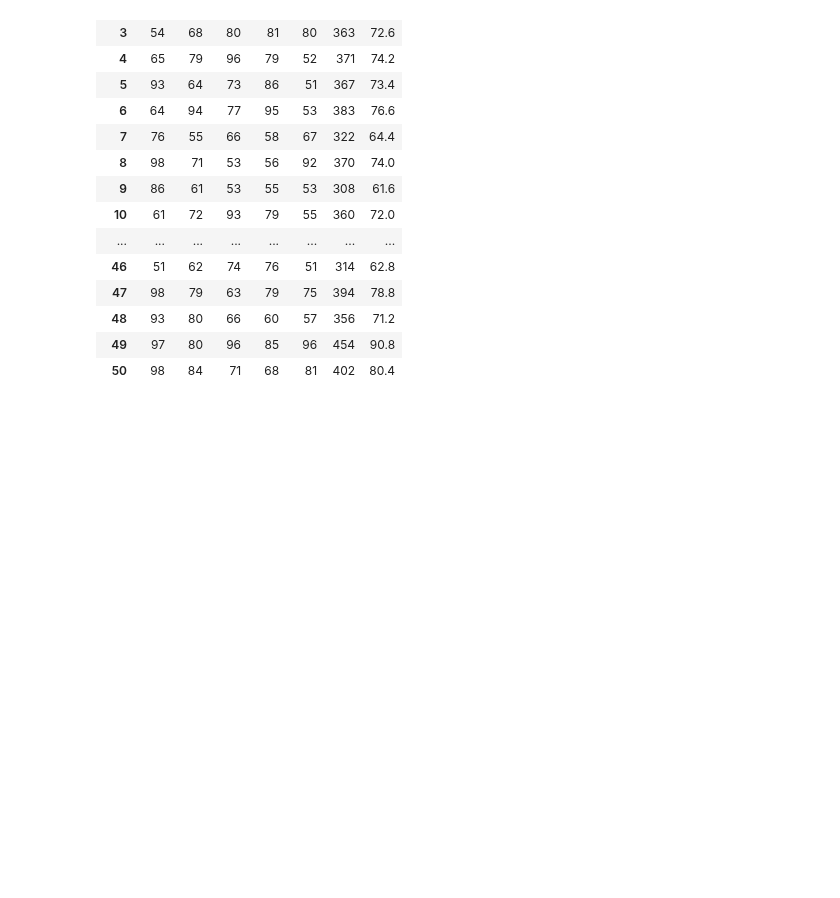
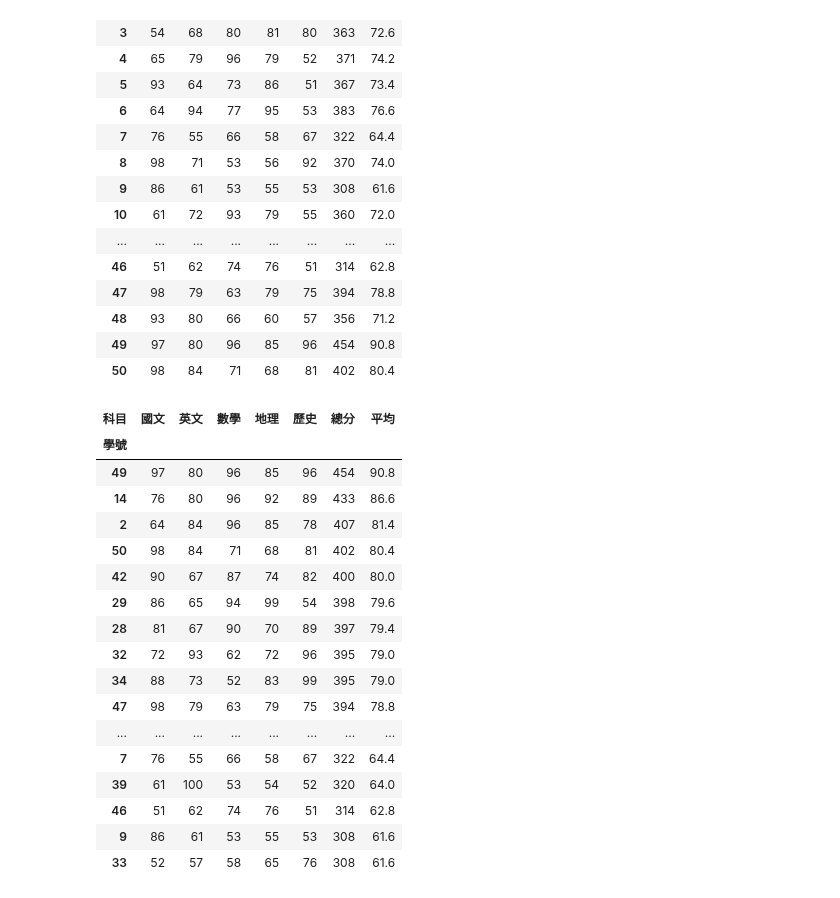
Before and after one commit to jessiehsu731/python_analysis, a Jupyter notebook: lesson8/lesson8_5.ipynb, the cells around one changed output. Saved outputs shown, nothing was run; the diff lists cells and outputs as text; code cells hidden in the pictures; blank space fills up the shorter version.

```diff
--- a/lesson8/lesson8_5.ipynb
+++ b/lesson8/lesson8_5.ipynb
@@ -57,3 +57,26 @@ df
 | 48 | 93 | 80 | 66 | 60 | 57 | 356 | 71.2 |
 | 49 | 97 | 80 | 96 | 85 | 96 | 454 | 90.8 |
 | 50 | 98 | 84 | 71 | 68 | 81 | 402 | 80.4 |
+# %%
+#排序
+df1 = df.sort_values(by='總分', ascending=False) #高到低
+df1
+# %% [output]
+| 科目 | 國文 | 英文 | 數學 | 地理 | 歷史 | 總分 | 平均 |
+| 學號 |  |  |  |  |  |  |  |
+| 49 | 97 | 80 | 96 | 85 | 96 | 454 | 90.8 |
+| 14 | 76 | 80 | 96 | 92 | 89 | 433 | 86.6 |
+| 2 | 64 | 84 | 96 | 85 | 78 | 407 | 81.4 |
+| 50 | 98 | 84 | 71 | 68 | 81 | 402 | 80.4 |
+| 42 | 90 | 67 | 87 | 74 | 82 | 400 | 80.0 |
+| 29 | 86 | 65 | 94 | 99 | 54 | 398 | 79.6 |
+| 28 | 81 | 67 | 90 | 70 | 89 | 397 | 79.4 |
+| 32 | 72 | 93 | 62 | 72 | 96 | 395 | 79.0 |
+| 34 | 88 | 73 | 52 | 83 | 99 | 395 | 79.0 |
+| 47 | 98 | 79 | 63 | 79 | 75 | 394 | 78.8 |
+| ... | ... | ... | ... | ... | ... | ... | ... |
+| 7 | 76 | 55 | 66 | 58 | 67 | 322 | 64.4 |
+| 39 | 61 | 100 | 53 | 54 | 52 | 320 | 64.0 |
+| 46 | 51 | 62 | 74 | 76 | 51 | 314 | 62.8 |
+| 9 | 86 | 61 | 53 | 55 | 53 | 308 | 61.6 |
+| 33 | 52 | 57 | 58 | 65 | 76 | 308 | 61.6 |
```
Also changed, not shown: parts of 1 cell of this notebook.
